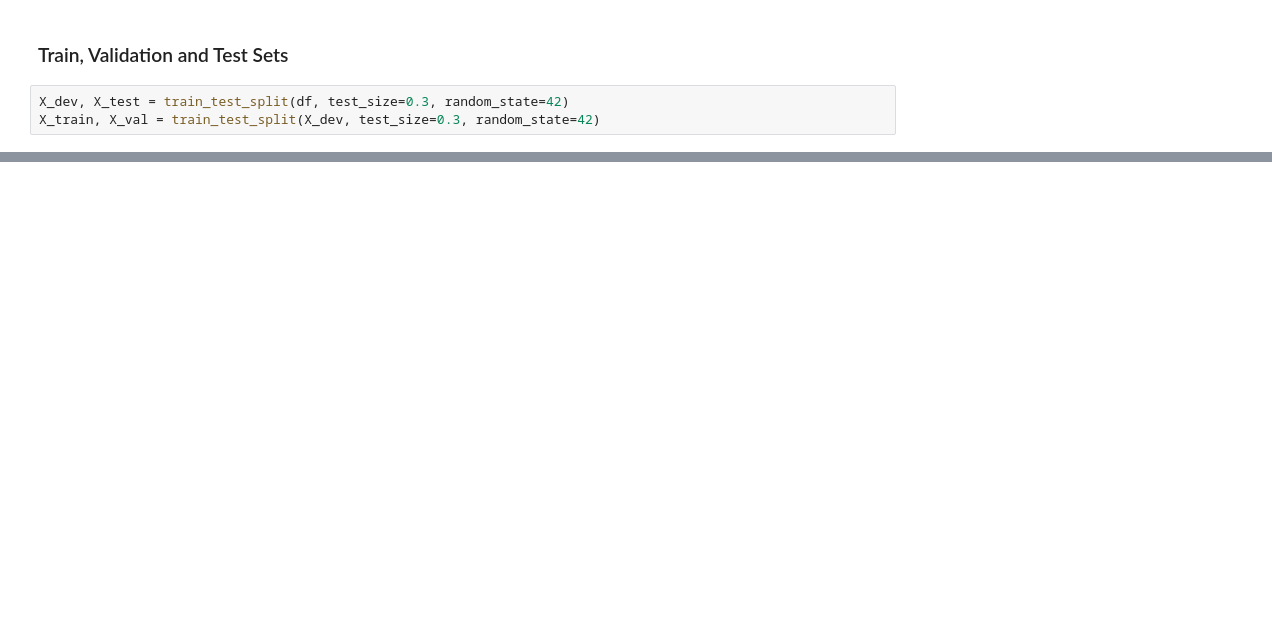
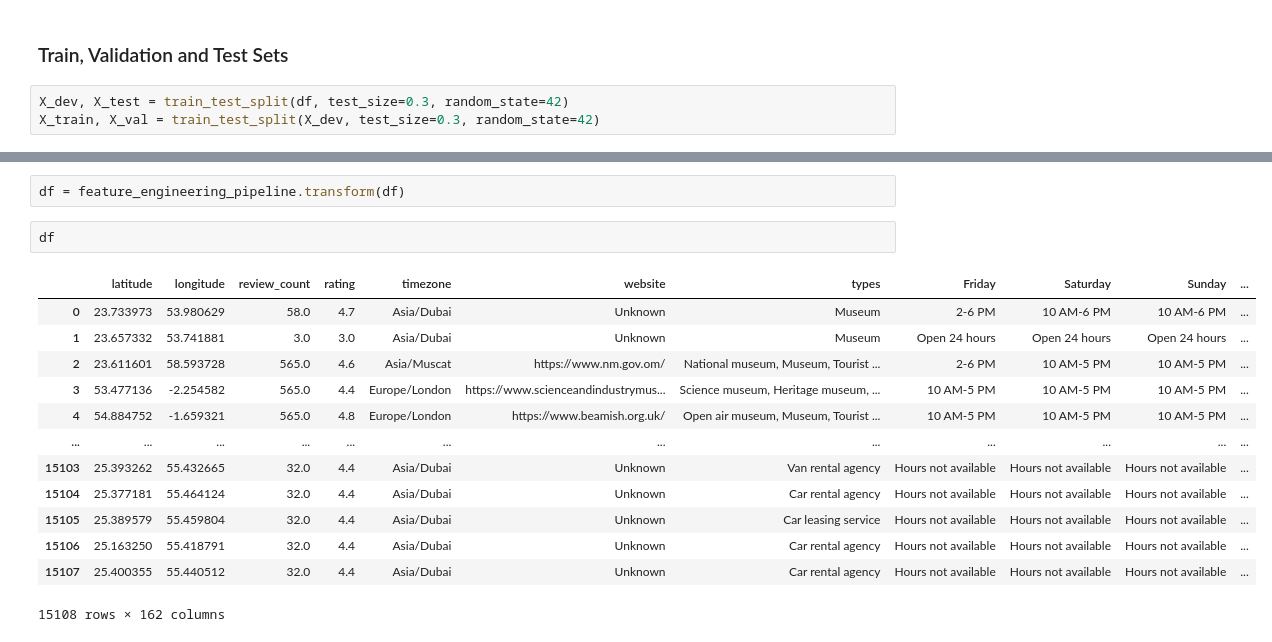
Before and after one commit to kwiatkowskaa/Location_Intelligence_Data_Clustering, a Jupyter notebook: FeatureEngineering.ipynb, the cells around one changed output, grey strips where cells are left out. Drawn from its saved outputs; the diff is of its cells as text; blank space fills up the shorter version.

Commit message:
Pipeline

```diff
--- a/FeatureEngineering.ipynb
+++ b/FeatureEngineering.ipynb
@@ -171,0 +264,18 @@ X_train, X_val = train_test_split(X_dev, test_size=0.3, random_state=42)
+# %%
+df = feature_engineering_pipeline.transform(df)
+# %%
+df
+# %% [output]
+|  | latitude | longitude | review_count | rating | timezone | website | types | Friday | Saturday | Sunday | ... |
+| 0 | 23.733973 | 53.980629 | 58.0 | 4.7 | Asia/Dubai | Unknown | Museum | 2-6 PM | 10 AM-6 PM | 10 AM-6 PM | ... |
+| 1 | 23.657332 | 53.741881 | 3.0 | 3.0 | Asia/Dubai | Unknown | Museum | Open 24 hours | Open 24 hours | Open 24 hours | ... |
+| 2 | 23.611601 | 58.593728 | 565.0 | 4.6 | Asia/Muscat | https://www.nm.gov.om/ | National museum, Museum, Tourist ... | 2-6 PM | 10 AM-5 PM | 10 AM-5 PM | ... |
+| 3 | 53.477136 | -2.254582 | 565.0 | 4.4 | Europe/London | https://www.scienceandindustrymus... | Science museum, Heritage museum, ... | 10 AM-5 PM | 10 AM-5 PM | 10 AM-5 PM | ... |
+| 4 | 54.884752 | -1.659321 | 565.0 | 4.8 | Europe/London | https://www.beamish.org.uk/ | Open air museum, Museum, Tourist ... | 10 AM-5 PM | 10 AM-5 PM | 10 AM-5 PM | ... |
+| ... | ... | ... | ... | ... | ... | ... | ... | ... | ... | ... | ... |
+| 15103 | 25.393262 | 55.432665 | 32.0 | 4.4 | Asia/Dubai | Unknown | Van rental agency | Hours not available | Hours not available | Hours not available | ... |
+| 15104 | 25.377181 | 55.464124 | 32.0 | 4.4 | Asia/Dubai | Unknown | Car rental agency | Hours not available | Hours not available | Hours not available | ... |
+| 15105 | 25.389579 | 55.459804 | 32.0 | 4.4 | Asia/Dubai | Unknown | Car leasing service | Hours not available | Hours not available | Hours not available | ... |
+| 15106 | 25.163250 | 55.418791 | 32.0 | 4.4 | Asia/Dubai | Unknown | Car rental agency | Hours not available | Hours not available | Hours not available | ... |
+| 15107 | 25.400355 | 55.440512 | 32.0 | 4.4 | Asia/Dubai | Unknown | Car rental agency | Hours not available | Hours not available | Hours not available | ... |
+15108 rows × 162 columns
```
Also changed, not shown: parts of 14 cells of this notebook.
